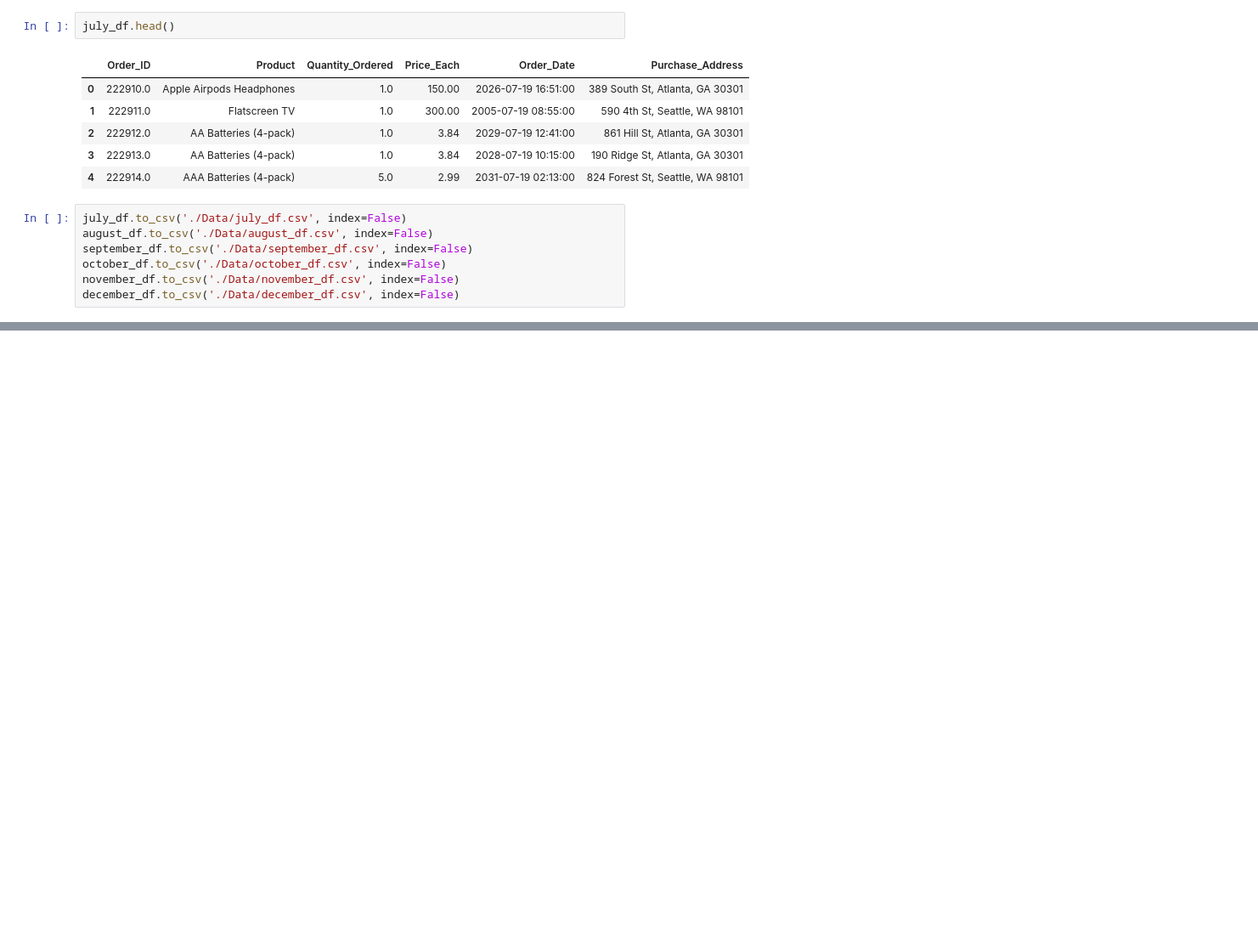
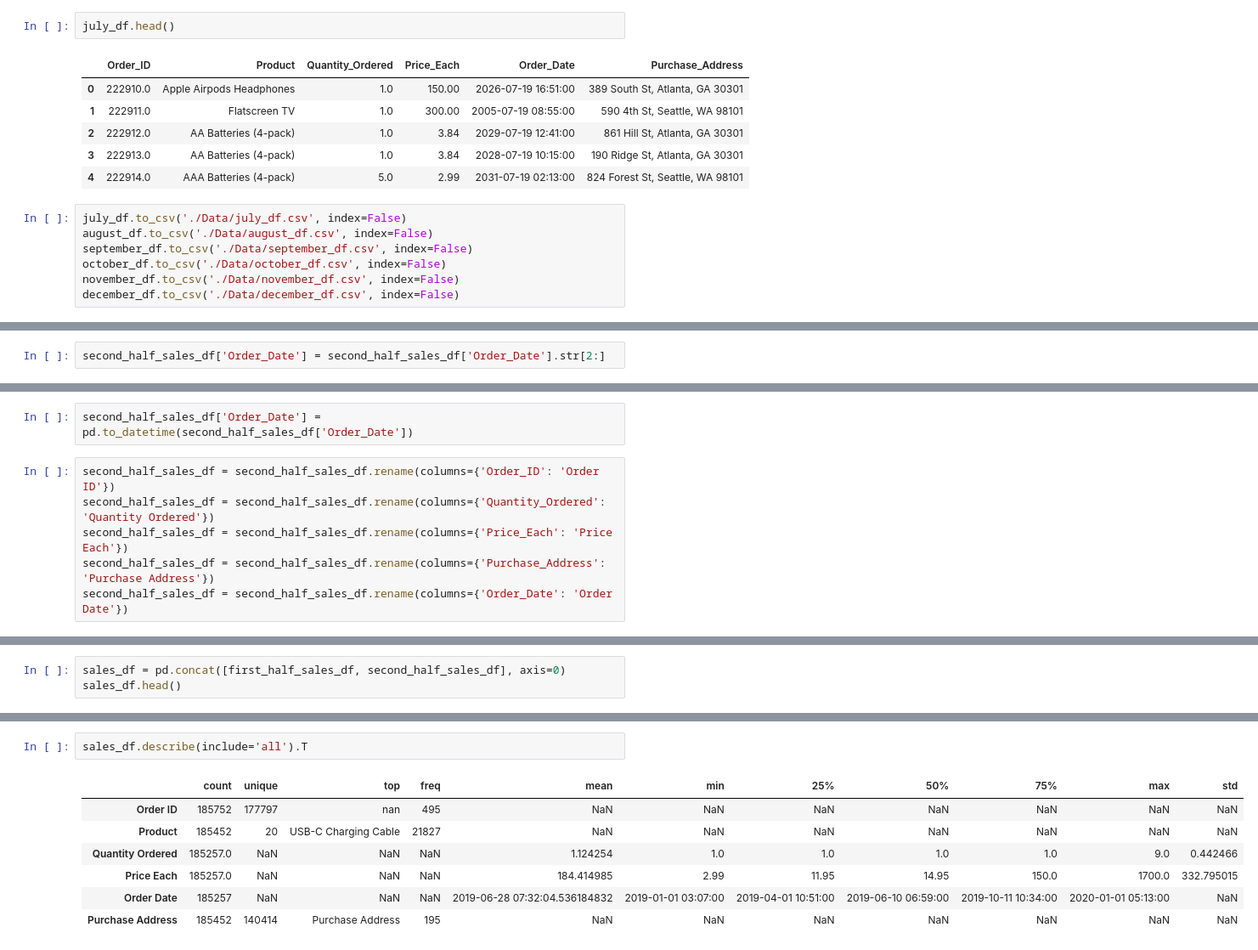
Before and after one commit to Koanim/Sales-Analysis-with-PowerBI, a Jupyter notebook: notebook.ipynb, the cells around one changed output, grey strips where cells are left out. Shown: that part at 85% size. Drawn from its saved outputs; the diff is of its cells as text; blank space fills up the shorter version.

```diff
--- a/notebook.ipynb
+++ b/notebook.ipynb
@@ -62,0 +322,2 @@ december_df.to_csv('./Data/december_df.csv', index=False)
+# %%
+second_half_sales_df['Order_Date'] = second_half_sales_df['Order_Date'].str[2:]
@@ -62,0 +338,8 @@ december_df.to_csv('./Data/december_df.csv', index=False)
+# %%
+second_half_sales_df['Order_Date'] = pd.to_datetime(second_half_sales_df['Order_Date'])
+# %%
+second_half_sales_df = second_half_sales_df.rename(columns={'Order_ID': 'Order ID'})
+second_half_sales_df = second_half_sales_df.rename(columns={'Quantity_Ordered': 'Quantity Ordered'})
+second_half_sales_df = second_half_sales_df.rename(columns={'Price_Each': 'Price Each'})
+second_half_sales_df = second_half_sales_df.rename(columns={'Purchase_Address': 'Purchase Address'})
+second_half_sales_df = second_half_sales_df.rename(columns={'Order_Date': 'Order Date'})
@@ -62,0 +355,3 @@ december_df.to_csv('./Data/december_df.csv', index=False)
+# %%
+sales_df = pd.concat([first_half_sales_df, second_half_sales_df], axis=0)
+sales_df.head()
@@ -62,0 +381,10 @@ december_df.to_csv('./Data/december_df.csv', index=False)
+# %%
+sales_df.describe(include='all').T
+# %% [output]
+|  | count | unique | top | freq | mean | min | 25% | 50% | 75% | max | std |
+| Order ID | 185752 | 177797 | nan | 495 | NaN | NaN | NaN | NaN | NaN | NaN | NaN |
+| Product | 185452 | 20 | USB-C Charging Cable | 21827 | NaN | NaN | NaN | NaN | NaN | NaN | NaN |
+| Quantity Ordered | 185257.0 | NaN | NaN | NaN | 1.124254 | 1.0 | 1.0 | 1.0 | 1.0 | 9.0 | 0.442466 |
+| Price Each | 185257.0 | NaN | NaN | NaN | 184.414985 | 2.99 | 11.95 | 14.95 | 150.0 | 1700.0 | 332.795015 |
+| Order Date | 185257 | NaN | NaN | NaN | 2019-06-28 07:32:04.536184832 | 2019-01-01 03:07:00 | 2019-04-01 10:51:00 | 2019-06-10 06:59:00 | 2019-10-11 10:34:00 | 2020-01-01 05:13:00 | NaN |
+| Purchase Address | 185452 | 140414 | Purchase Address | 195 | NaN | NaN | NaN | NaN | NaN | NaN | NaN |
```
Also changed, not shown: parts of 36 cells of this notebook, 1 other file.
